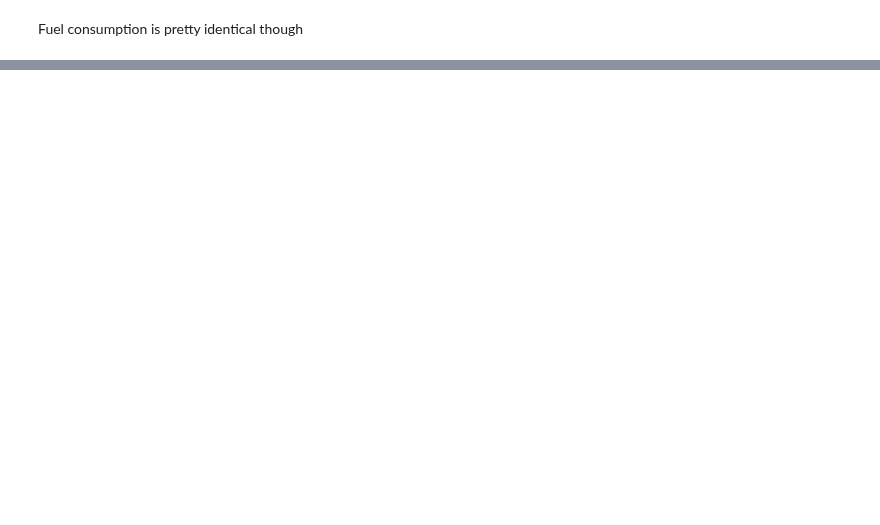
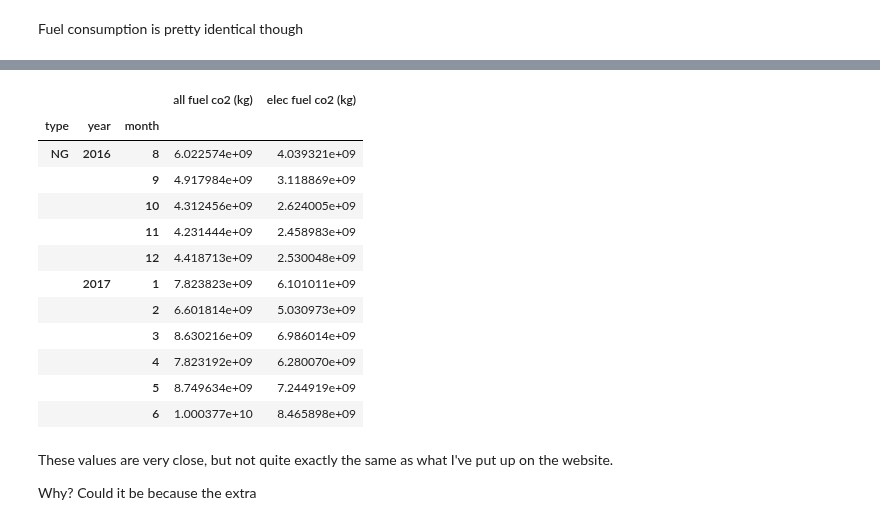
Before and after one commit to gschivley/carbon-index, a Jupyter notebook: Notebooks/Test functions.ipynb, the cells around one changed output, grey strips where cells are left out. Cells and saved outputs as stored; diff of their text form; code cells hidden in the pictures; blank space fills up the shorter version.

```diff
--- a/Notebooks/Test functions.ipynb
+++ b/Notebooks/Test functions.ipynb
@@ -35,6 +44,6 @@ eia_fac = pd.read_csv(path)
 # %%
 path = join(cwd, '..', 'Data storage', 'Derived data',
-            'Monthly EPA emissions 2017-05-25.csv')
+            'Monthly EPA emissions 2017-08-31.csv')
 epa = pd.read_csv(path)
 # %% [markdown]
 ## Test facility_emissions_gen
@@ -61,0 +71,5 @@ Gen/fuels to custom categories
+# %%
+co2, gen_fuels_state = facility_emission_gen(eia_facility=eia_fac, epa=epa,
+                                              state_fuel_cat=state_fuel_cat,
+                                              custom_fuel_cat=custom_fuel_cat,
+                                              export_state_cats=True)
@@ -101,0 +129,11 @@ gen_fuels['total fuel (mmbtu)'].sum(), gen_fuels['elec fuel (mmbtu)'].sum()
+# %%
+cwd = os.getcwd()
+path = join(cwd, '..', 'Data storage',
+            'EIA country-wide gen fuel CO2 2017-08-31.csv')
+eia_total = pd.read_csv(path)
+
+path = join(cwd, '..', 'Data storage',
+            'Final emission factors.csv')
+ef = pd.read_csv(path, index_col=0)
+# %%
+extra_co2, extra_gen_fuel = extra_emissions_gen(gen_fuels_state, eia_total, ef)
@@ -101,0 +187,16 @@ gen_fuels['total fuel (mmbtu)'].sum(), gen_fuels['elec fuel (mmbtu)'].sum()
+# %%
+extra_co2.loc[idx['NG', :, :],:].tail(n=11)
+# %% [output]
+|  |  |  | all fuel co2 (kg) | elec fuel co2 (kg) |
+| type | year | month |  |  |
+| NG | 2016 | 8 | 6.022574e+09 | 4.039321e+09 |
+|  |  | 9 | 4.917984e+09 | 3.118869e+09 |
+|  |  | 10 | 4.312456e+09 | 2.624005e+09 |
+|  |  | 11 | 4.231444e+09 | 2.458983e+09 |
+|  |  | 12 | 4.418713e+09 | 2.530048e+09 |
+|  | 2017 | 1 | 7.823823e+09 | 6.101011e+09 |
+|  |  | 2 | 6.601814e+09 | 5.030973e+09 |
+|  |  | 3 | 8.630216e+09 | 6.986014e+09 |
+|  |  | 4 | 7.823192e+09 | 6.280070e+09 |
+|  |  | 5 | 8.749634e+09 | 7.244919e+09 |
+|  |  | 6 | 1.000377e+10 | 8.465898e+09 |
@@ -101,0 +206,4 @@ gen_fuels['total fuel (mmbtu)'].sum(), gen_fuels['elec fuel (mmbtu)'].sum()
+# %% [markdown]
+These values are very close, but not quite exactly the same as what I've put up on the website.
+
+Why? Could it be because the extra
```
Also changed, not shown: parts of 22 cells of this notebook.
